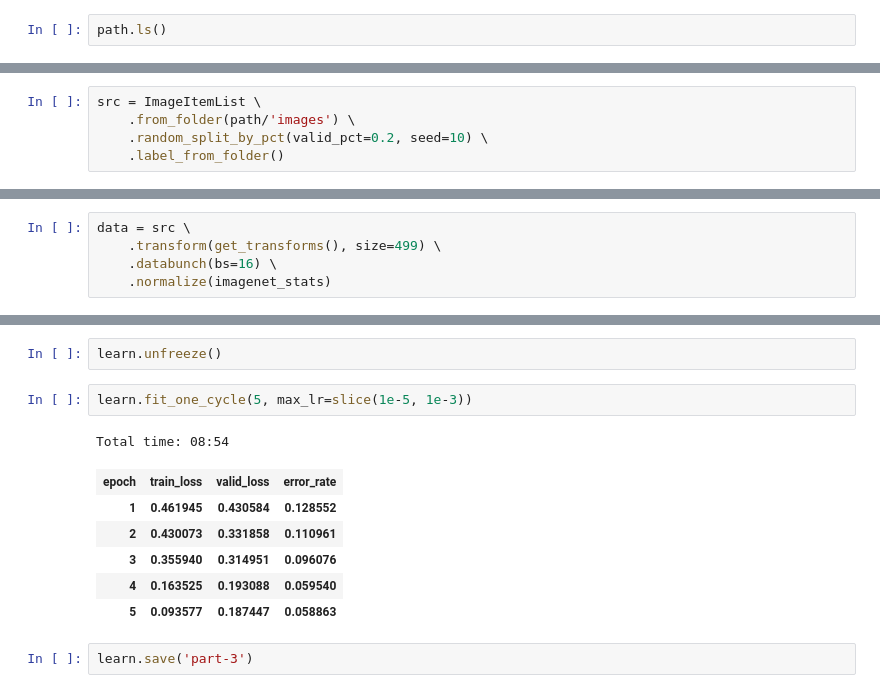
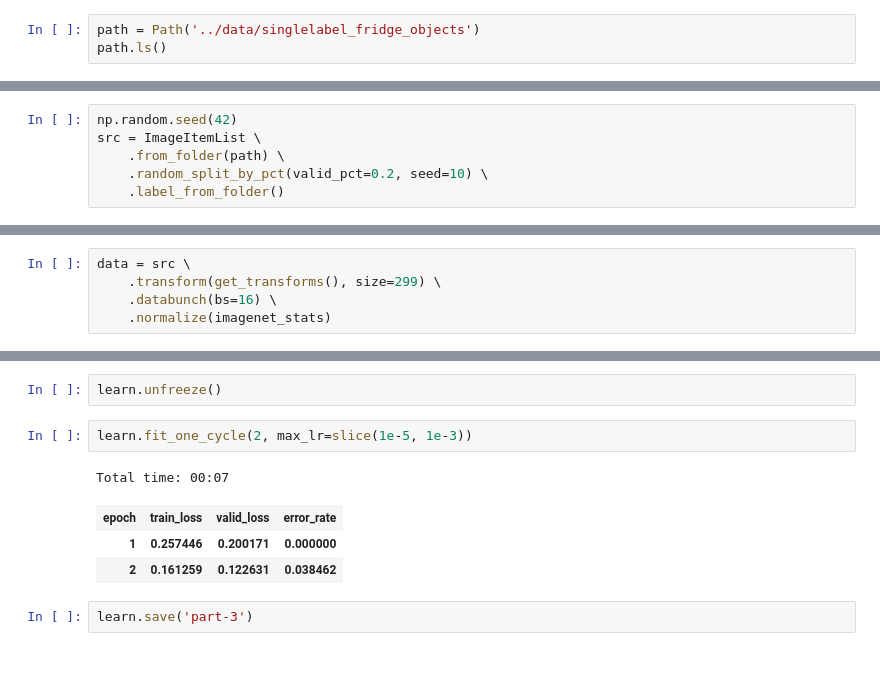
Before and after one commit to microsoft/computervision-recipes, a Jupyter notebook: image_classification/notebooks/01_Image_Classification.ipynb, the cells around one changed output, grey strips where cells are left out. Drawn from its saved outputs; the diff is of its cells as text; blank space fills up the shorter version.

```diff
--- a/image_classification/notebooks/01_Image_Classification.ipynb
+++ b/image_classification/notebooks/01_Image_Classification.ipynb
@@ -36,3 +32,4 @@ Lets check that our data is in the path we've defined:
 # %%
+path = Path('../data/singlelabel_fridge_objects')
 path.ls()
 # %% [output]
@@ -99,8 +78,9 @@ for p in (path/'images').ls():
 # %% [markdown]
 To use fastai, we want to create an ImageDataBunch so that the library can easily use multiple images (mini-batches) during training time. We create an ImageDataBunch by using fastai's [data_block apis](https://docs.fast.ai/data_block.html).
 # %%
+np.random.seed(42)
 src = ImageItemList \
-    .from_folder(path/'images') \
+    .from_folder(path) \
     .random_split_by_pct(valid_pct=0.2, seed=10) \
     .label_from_folder()
 # %%
@@ -231,6 +212,6 @@ We'll use image size 499 instead of 244:
 # %%
 data = src \
-    .transform(get_transforms(), size=499) \
+    .transform(get_transforms(), size=299) \
     .databunch(bs=16) \
     .normalize(imagenet_stats)
 # %% [markdown]
@@ -259,15 +238,12 @@ Total time: 02:44
 # %%
 learn.unfreeze()
 # %%
-learn.fit_one_cycle(5, max_lr=slice(1e-5, 1e-3))
+learn.fit_one_cycle(2, max_lr=slice(1e-5, 1e-3))
 # %% [output]
-Total time: 08:54
+Total time: 00:07
 | epoch | train_loss | valid_loss | error_rate |
-| 1 | 0.461945 | 0.430584 | 0.128552 |
-| 2 | 0.430073 | 0.331858 | 0.110961 |
-| 3 | 0.355940 | 0.314951 | 0.096076 |
-| 4 | 0.163525 | 0.193088 | 0.059540 |
-| 5 | 0.093577 | 0.187447 | 0.058863 |
+| 1 | 0.257446 | 0.200171 | 0.000000 |
+| 2 | 0.161259 | 0.122631 | 0.038462 |
 # %%
 learn.save('part-3')
 # %% [markdown]
```
Also changed, not shown: parts of 51 cells of this notebook, 2 other files.
